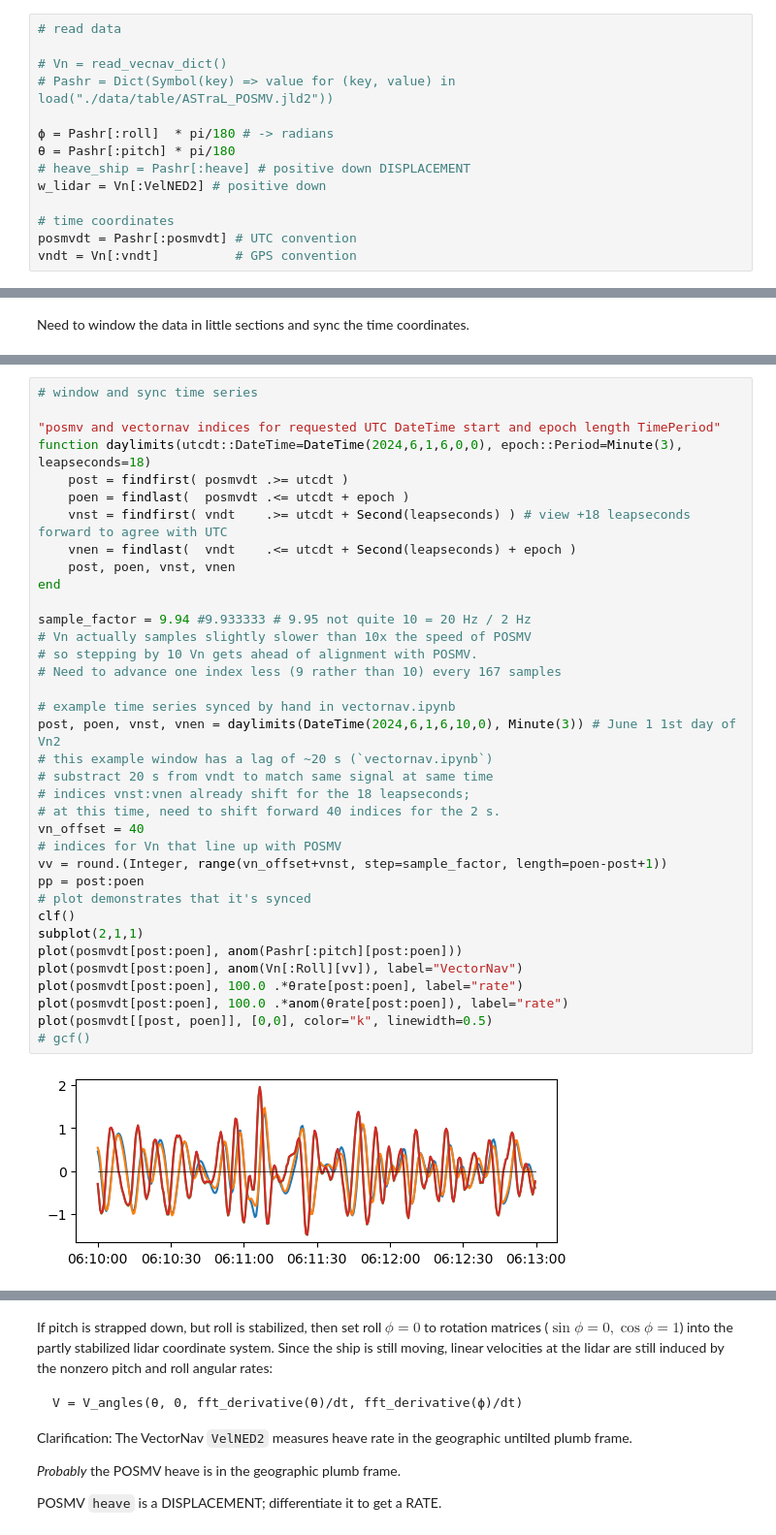
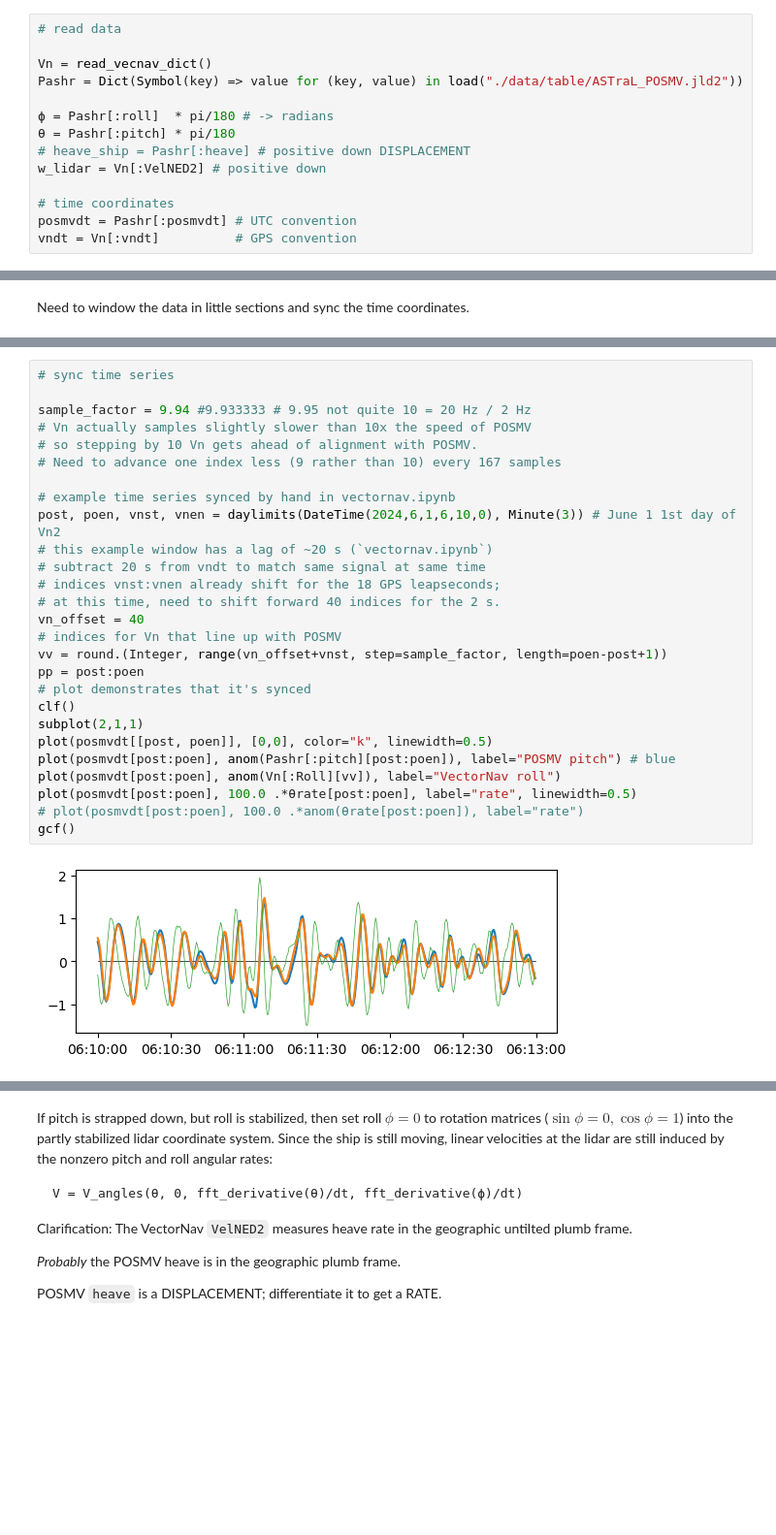
Before and after one commit to deszoeke/lidar, a Jupyter notebook: rot_sandbox.ipynb, the cells around one changed output, grey strips where cells are left out. Shown at 97% size. Saved outputs shown, nothing was run; the diff lists cells and outputs as text; blank space fills up the shorter version.

```diff
--- a/rot_sandbox.ipynb
+++ b/rot_sandbox.ipynb
@@ -158,8 +167,8 @@ solve_L
 # %%
 # read data
 
-# Vn = read_vecnav_dict()
-# Pashr = Dict(Symbol(key) => value for (key, value) in load("./data/table/ASTraL_POSMV.jld2"))
+Vn = read_vecnav_dict()
+Pashr = Dict(Symbol(key) => value for (key, value) in load("./data/table/ASTraL_POSMV.jld2"))
 
 ϕ = Pashr[:roll]  * pi/180 # -> radians
 θ = Pashr[:pitch] * pi/180
@@ -217,38 +255,29 @@ Need to window the data in little sections and sync the time coordinates.
 # %%
-# window and sync time series
-
-"posmv and vectornav indices for requested UTC DateTime start and epoch length TimePeriod"
-function daylimits(utcdt::DateTime=DateTime(2024,6,1,6,0,0), epoch::Period=Minute(3), leapseconds=18)
-    post = findfirst( posmvdt .>= utcdt )
-    poen = findlast(  posmvdt .<= utcdt + epoch )
-    vnst = findfirst( vndt    .>= utcdt + Second(leapseconds) ) # view +18 leapseconds forward to agree with UTC
-    vnen = findlast(  vndt    .<= utcdt + Second(leapseconds) + epoch )
-    post, poen, vnst, vnen
-end
+# sync time series
 
 sample_factor = 9.94 #9.933333 # 9.95 not quite 10 = 20 Hz / 2 Hz
 # Vn actually samples slightly slower than 10x the speed of POSMV
 # so stepping by 10 Vn gets ahead of alignment with POSMV.
 # Need to advance one index less (9 rather than 10) every 167 samples
 
 # example time series synced by hand in vectornav.ipynb
 post, poen, vnst, vnen = daylimits(DateTime(2024,6,1,6,10,0), Minute(3)) # June 1 1st day of Vn2
 # this example window has a lag of ~20 s (`vectornav.ipynb`)
-# substract 20 s from vndt to match same signal at same time
-# indices vnst:vnen already shift for the 18 leapseconds;
+# subtract 20 s from vndt to match same signal at same time
+# indices vnst:vnen already shift for the 18 GPS leapseconds;
 # at this time, need to shift forward 40 indices for the 2 s.
 vn_offset = 40
 # indices for Vn that line up with POSMV
 vv = round.(Integer, range(vn_offset+vnst, step=sample_factor, length=poen-post+1))
 pp = post:poen
 # plot demonstrates that it's synced
 clf()
 subplot(2,1,1)
-plot(posmvdt[post:poen], anom(Pashr[:pitch][post:poen]))
-plot(posmvdt[post:poen], anom(Vn[:Roll][vv]), label="VectorNav")
-plot(posmvdt[post:poen], 100.0 .*θrate[post:poen], label="rate")
-plot(posmvdt[post:poen], 100.0 .*anom(θrate[post:poen]), label="rate")
 plot(posmvdt[[post, poen]], [0,0], color="k", linewidth=0.5)
-# gcf()
+plot(posmvdt[post:poen], anom(Pashr[:pitch][post:poen]), label="POSMV pitch") # blue
+plot(posmvdt[post:poen], anom(Vn[:Roll][vv]), label="VectorNav roll")
+plot(posmvdt[post:poen], 100.0 .*θrate[post:poen], label="rate", linewidth=0.5)
+# plot(posmvdt[post:poen], 100.0 .*anom(θrate[post:poen]), label="rate")
+gcf()
 # %% [output]
-[figure, old version]
+[figure, new version]
```
Also changed, not shown: parts of 9 cells of this notebook, 2 other files.
